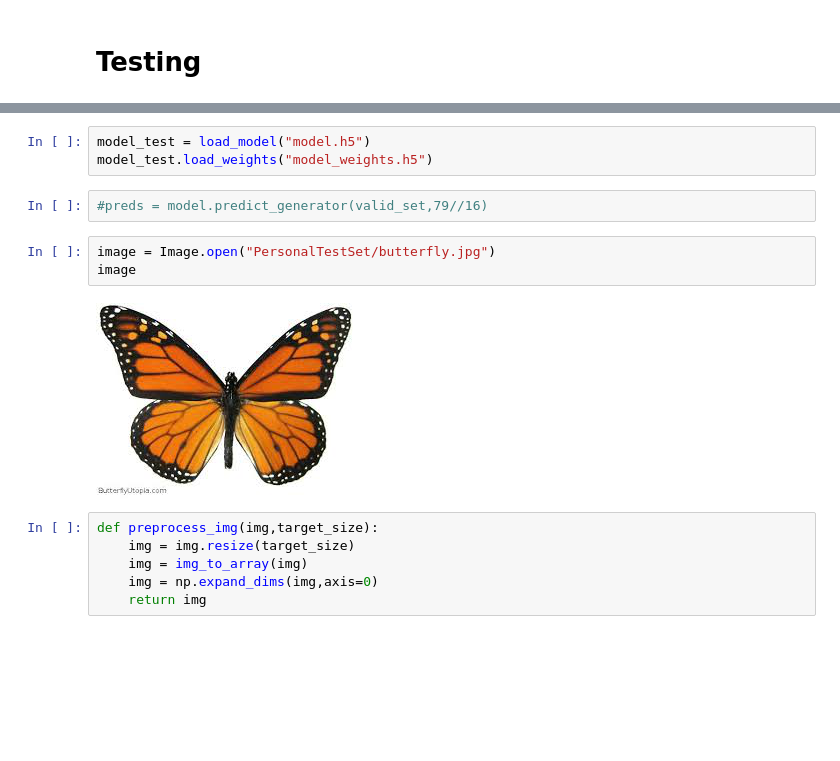
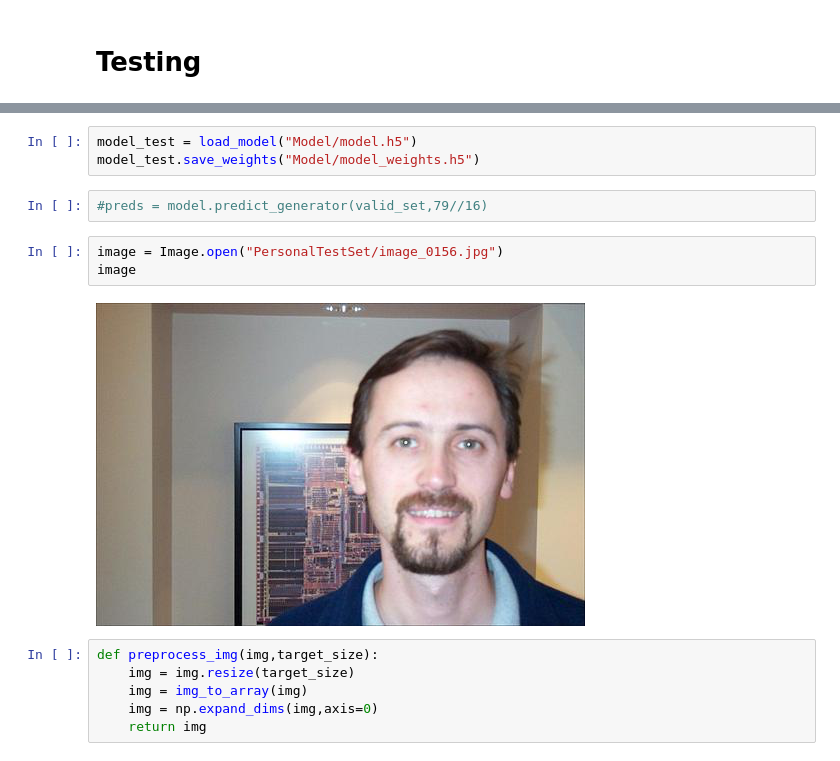
Before and after one commit to lukasy09/KernelDatabase.py, a Jupyter notebook: Objects/src/objects_classification.ipynb, the cells around one changed output, grey strips where cells are left out. Saved outputs shown, nothing was run; the diff lists cells and outputs as text; blank space fills up the shorter version.

```diff
--- a/Objects/src/objects_classification.ipynb
+++ b/Objects/src/objects_classification.ipynb
@@ -129,13 +135,13 @@ valid_set.class_indices
 # %%
-model_test = load_model("model.h5")
-model_test.load_weights("model_weights.h5")
+model_test = load_model("Model/model.h5")
+model_test.save_weights("Model/model_weights.h5")
 # %%
 #preds = model.predict_generator(valid_set,79//16)
 # %%
-image = Image.open("PersonalTestSet/butterfly.jpg")
+image = Image.open("PersonalTestSet/image_0156.jpg")
 image
 # %% [output]
-[figure, old version]
+[figure, new version]
 # %%
 def preprocess_img(img,target_size):
     img = img.resize(target_size)
```
Also changed, not shown: parts of 10 cells of this notebook, 12 other files.
